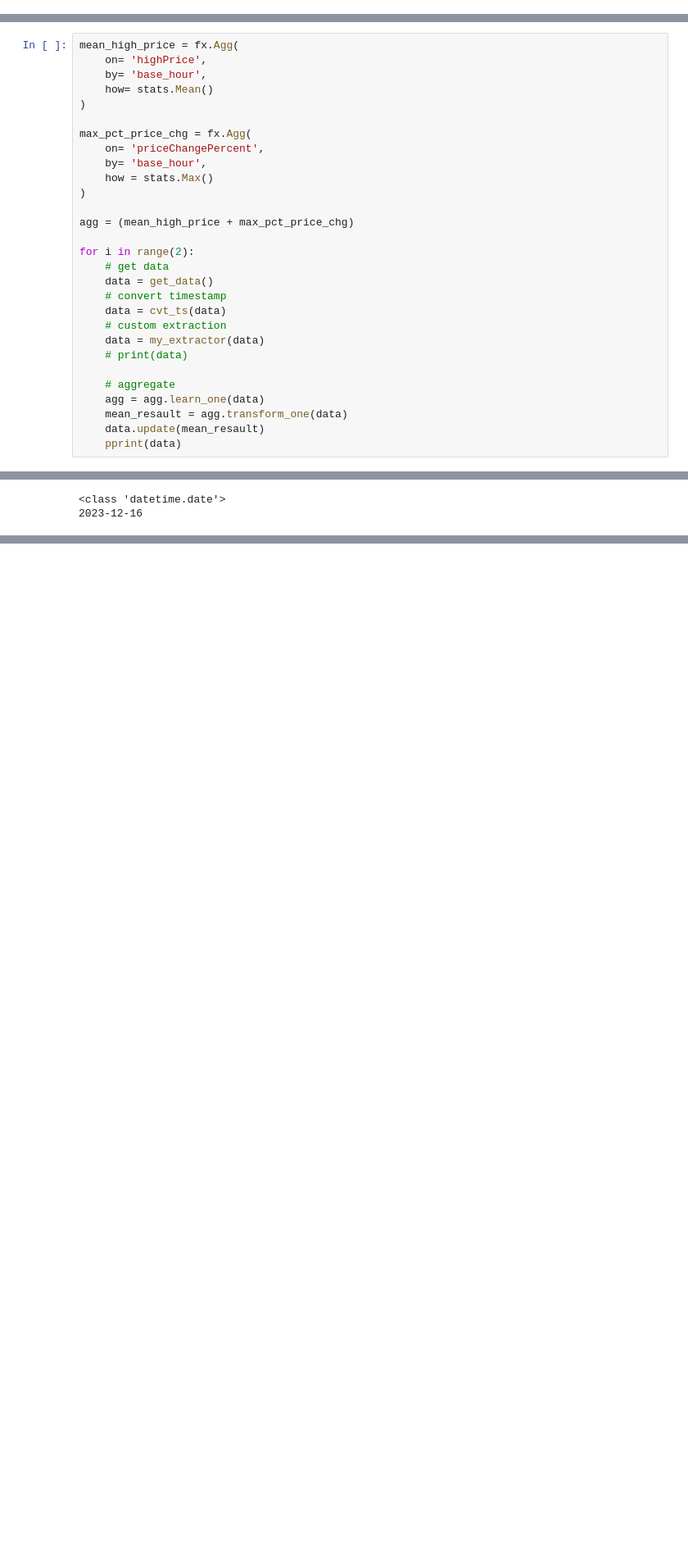
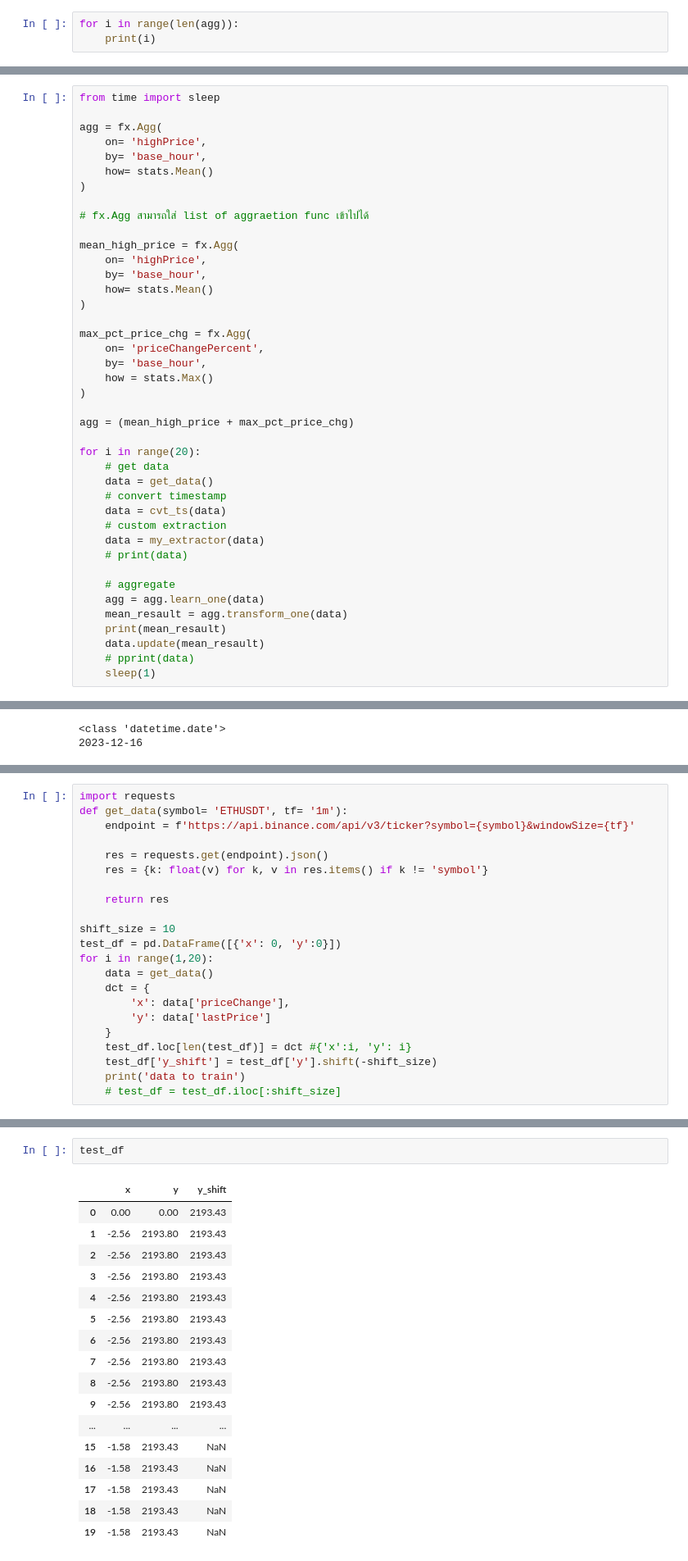
Before and after one commit to kimteespk/realtime-ml-crypto-with-offline-pred-as-attr, a Jupyter notebook: explore_data/check_data.ipynb, the cells around one changed output, grey strips where cells are left out. Shown: that part at 82% size. Cells and saved outputs as stored; diff of their text form; blank space fills up the shorter version.

```diff
--- a/explore_data/check_data.ipynb
+++ b/explore_data/check_data.ipynb
@@ -157,0 +217,3 @@ for i in range(2):
+# %%
+for i in range(len(agg)):
+    print(i)
@@ -158,4 +233,14 @@ for i in range(2):
 # %%
+from time import sleep
+
+agg = fx.Agg(
+    on= 'highPrice',
+    by= 'base_hour',
+    how= stats.Mean()
+)
+
+# fx.Agg สามารถใส่ list of aggraetion func เข้าไปได้
+
 mean_high_price = fx.Agg(
     on= 'highPrice',
     by= 'base_hour',
@@ -170,7 +255,7 @@ max_pct_price_chg = fx.Agg(
 
 agg = (mean_high_price + max_pct_price_chg)
 
-for i in range(2):
+for i in range(20):
     # get data
     data = get_data()
     # convert timestamp
@@ -182,5 +267,7 @@ for i in range(2):
     # aggregate
     agg = agg.learn_one(data)
     mean_resault = agg.transform_one(data)
+    print(mean_resault)
     data.update(mean_resault)
-    pprint(data)
+    # pprint(data)
+    sleep(1)
@@ -622,0 +791,22 @@ df.head()
+# %%
+import requests
+def get_data(symbol= 'ETHUSDT', tf= '1m'):
+    endpoint = f'https://api.binance.com/api/v3/ticker?symbol={symbol}&windowSize={tf}'
+
+    res = requests.get(endpoint).json()
+    res = {k: float(v) for k, v in res.items() if k != 'symbol'}
+
+    return res
+
+shift_size = 10
+test_df = pd.DataFrame([{'x': 0, 'y':0}])
+for i in range(1,20):
+    data = get_data()
+    dct = {
+        'x': data['priceChange'],
+        'y': data['lastPrice']
+    }
+    test_df.loc[len(test_df)] = dct #{'x':i, 'y': i}
+    test_df['y_shift'] = test_df['y'].shift(-shift_size)
+    print('data to train')
+    # test_df = test_df.iloc[:shift_size]
@@ -622,0 +833,20 @@ df.head()
+# %%
+test_df
+# %% [output]
+|  | x | y | y_shift |
+| 0 | 0.00 | 0.00 | 2193.43 |
+| 1 | -2.56 | 2193.80 | 2193.43 |
+| 2 | -2.56 | 2193.80 | 2193.43 |
+| 3 | -2.56 | 2193.80 | 2193.43 |
+| 4 | -2.56 | 2193.80 | 2193.43 |
+| 5 | -2.56 | 2193.80 | 2193.43 |
+| 6 | -2.56 | 2193.80 | 2193.43 |
+| 7 | -2.56 | 2193.80 | 2193.43 |
+| 8 | -2.56 | 2193.80 | 2193.43 |
+| 9 | -2.56 | 2193.80 | 2193.43 |
+| ... | ... | ... | ... |
+| 15 | -1.58 | 2193.43 | NaN |
+| 16 | -1.58 | 2193.43 | NaN |
+| 17 | -1.58 | 2193.43 | NaN |
+| 18 | -1.58 | 2193.43 | NaN |
+| 19 | -1.58 | 2193.43 | NaN |
```
Also changed, not shown: parts of 32 cells of this notebook, 7 other files.
